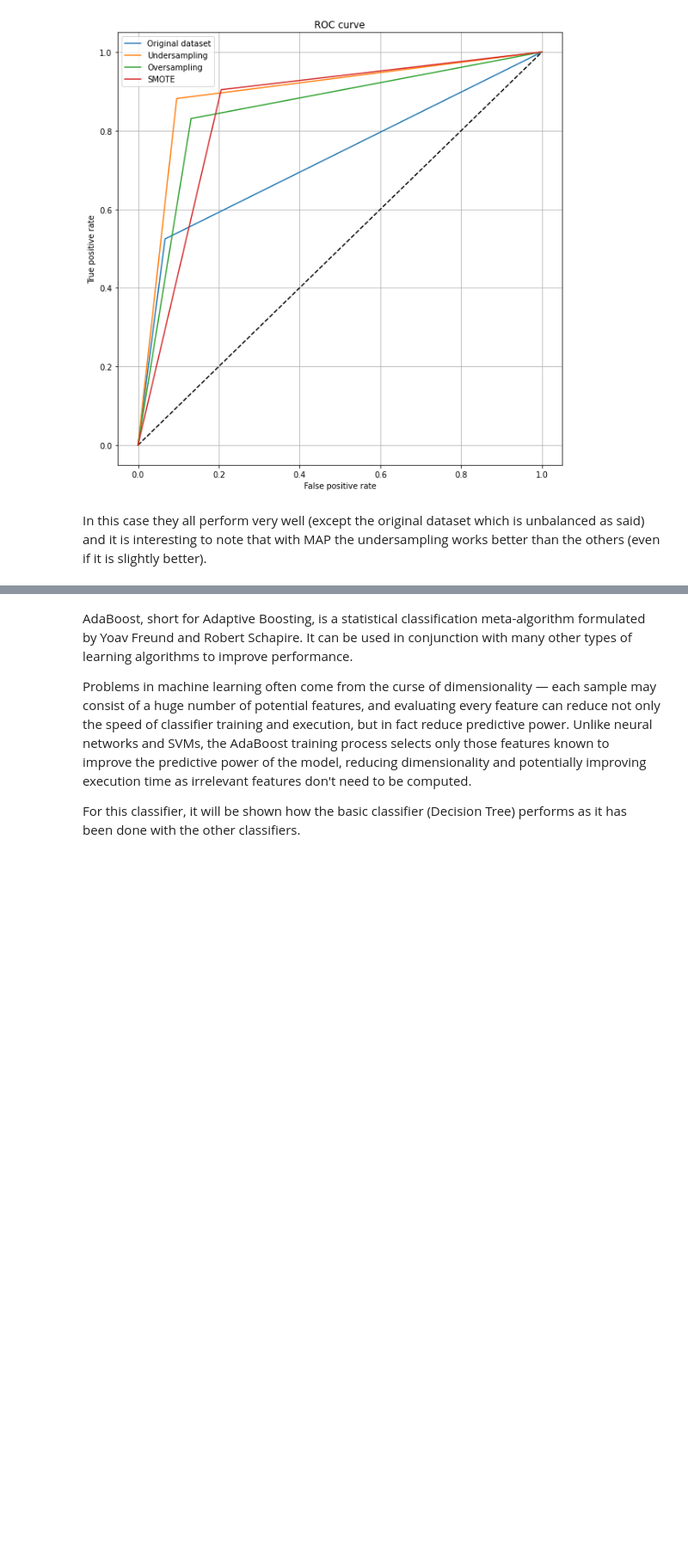
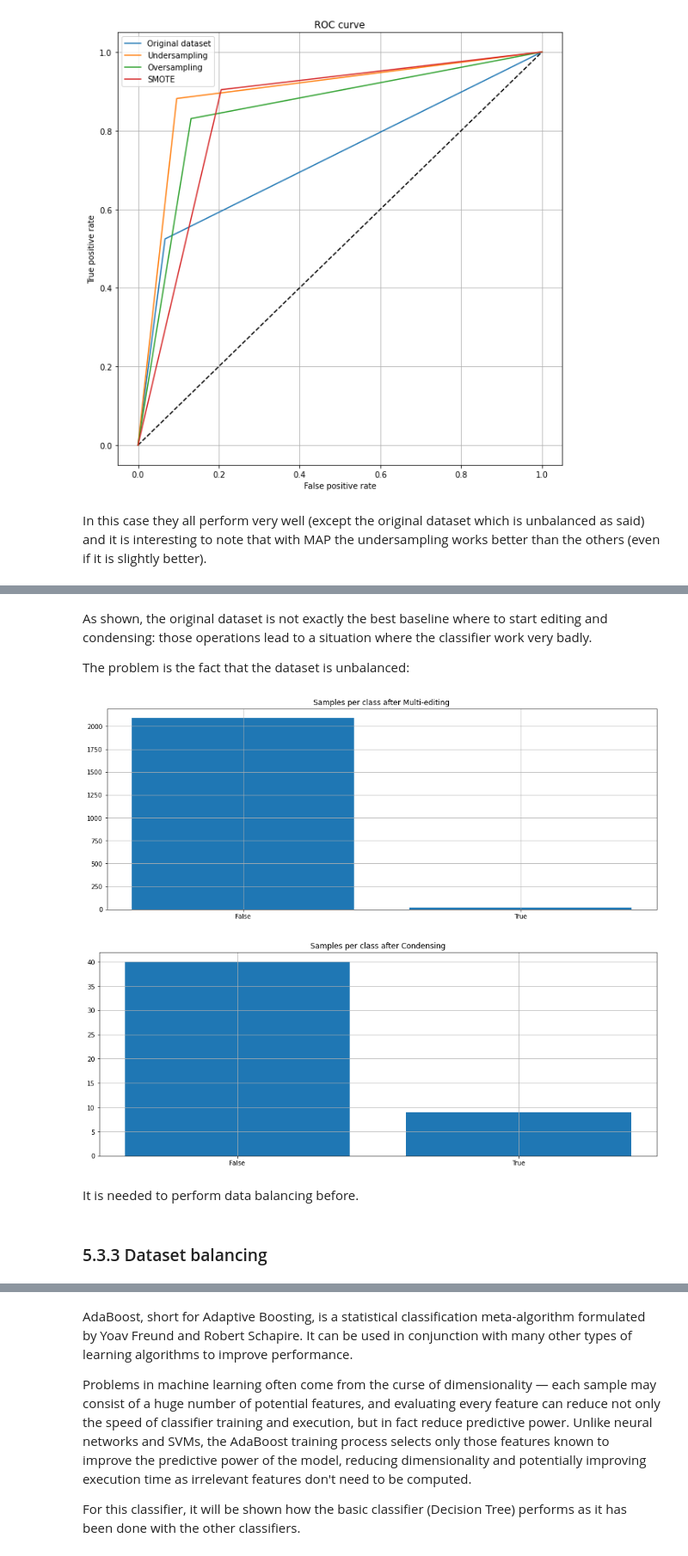
Before and after one commit to Mirkesx/cardiovascularity_study_dataset, a Jupyter notebook: project_notebook_marco_cavalli_1000024189.ipynb, the cells around one changed output, grey strips where cells are left out. Shown at 86% size. Cells and saved outputs as stored; diff of their text form; code cells hidden in the pictures; blank space fills up the shorter version.

```diff
--- a/project_notebook_marco_cavalli_1000024189.ipynb
+++ b/project_notebook_marco_cavalli_1000024189.ipynb
@@ -2043,0 +2137,6 @@ plt.show()
+# %%
+param_grid = [ {'n_neighbors':range(1,100)}]
+gs = GridSearchCV(KNN(), param_grid)
+gs.fit(X_train, y_train)
+best_knn = gs.best_estimator_
+print("Best K value is: %d" % best_knn.n_neighbors)
@@ -2043,0 +2372,23 @@ plt.show()
+# %% [markdown]
+<p>As shown, the original dataset is not exactly the best baseline where to start editing and condensing: those operations lead to a situation where the classifier work very badly.</p>
+
+<p>The problem is the fact that the dataset is unbalanced:</p>
+# %%
+plt.figure(figsize=(16,6))
+plt.title('Samples per class after Multi-editing')
+counts = data_multiedited['TenYearCHD'].value_counts()
+plt.bar(["False","True"],counts)
+plt.grid()
+
+plt.figure(figsize=(16,6))
+plt.title('Samples per class after Condensing')
+counts = data_condensed['TenYearCHD'].value_counts()
+plt.bar(["False","True"],counts)
+plt.grid()
+# %% [output]
+[figure, added]
+[figure, added]
+# %% [markdown]
+<p>It is needed to perform data balancing before.</p>
+# %% [markdown]
+<h3>5.3.3 Dataset balancing</h3>
```
Also changed, not shown: parts of 51 cells of this notebook.
